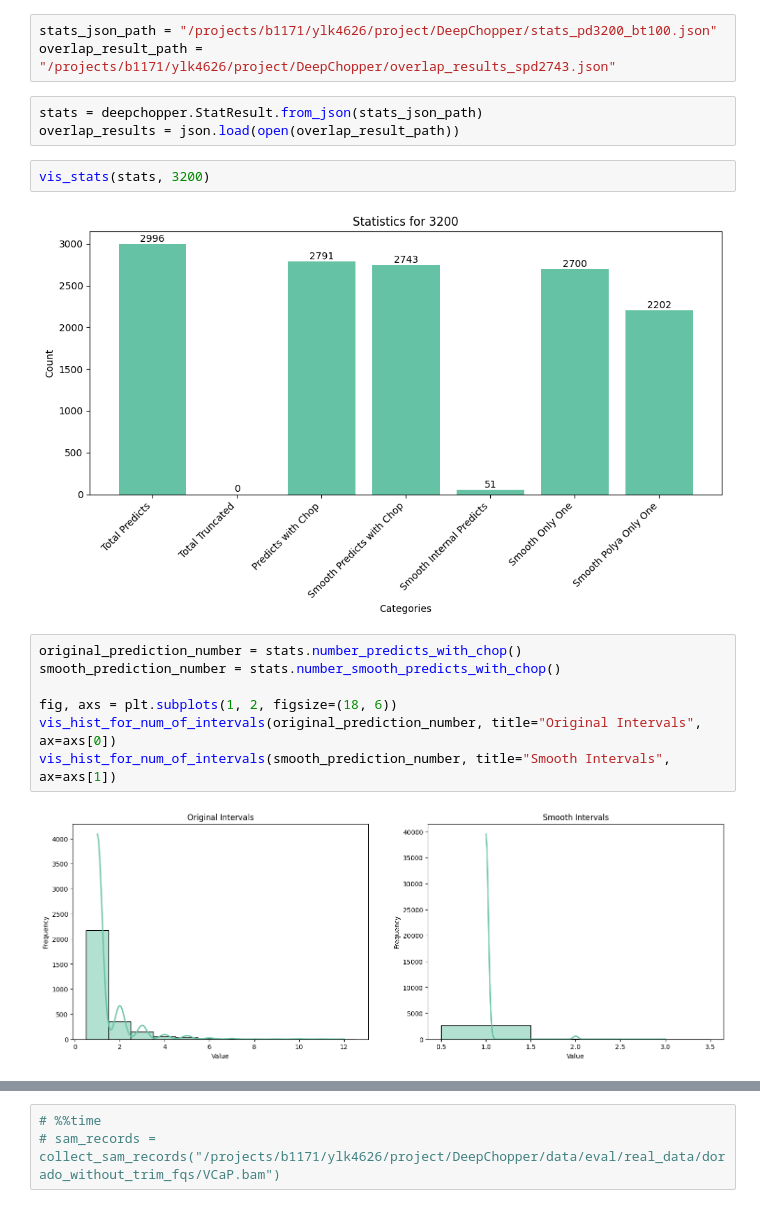
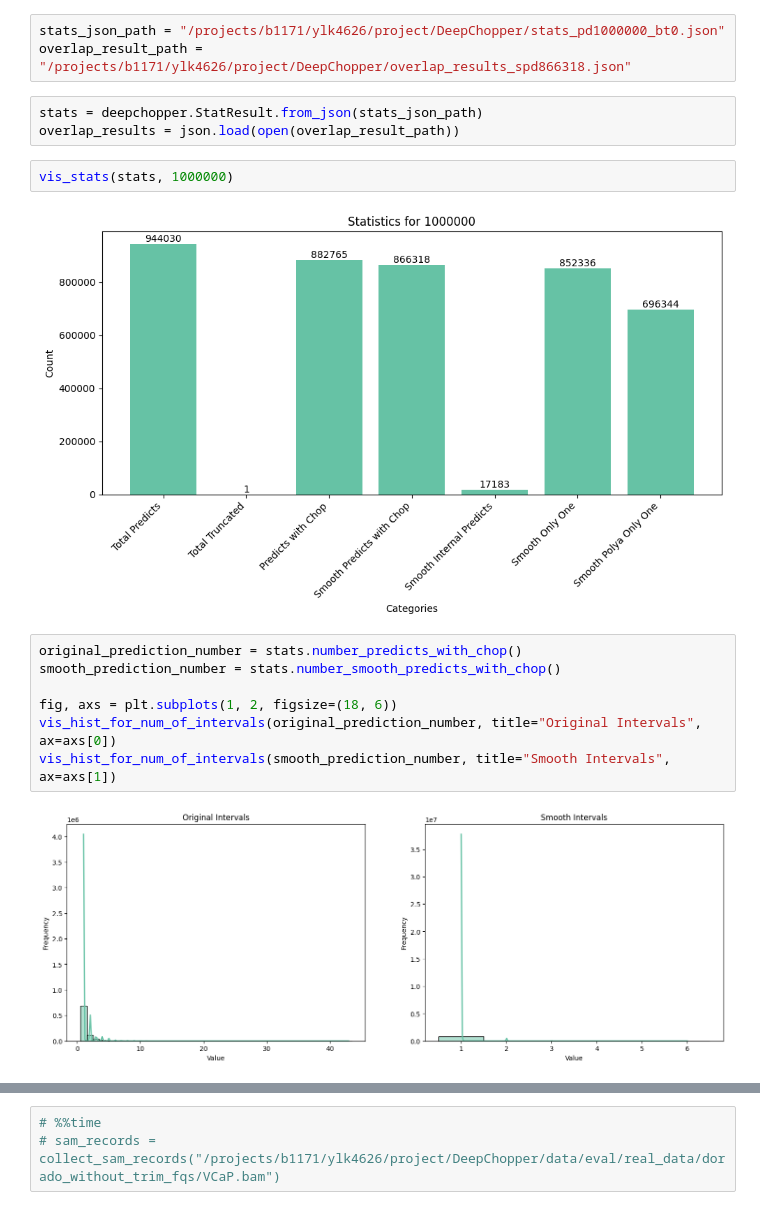
Before and after one commit to ylab-hi/DeepChopper, a Jupyter notebook: notebooks/smooth2.ipynb, the cells around one changed output, grey strips where cells are left out. Saved outputs shown, nothing was run; the diff lists cells and outputs as text.

```diff
--- a/notebooks/smooth2.ipynb
+++ b/notebooks/smooth2.ipynb
@@ -714,15 +730,15 @@ done
 import deepchopper
 import json
 # %%
-stats_json_path = "/projects/b1171/ylk4626/project/DeepChopper/stats_pd3200_bt100.json"
-overlap_result_path = "/projects/b1171/ylk4626/project/DeepChopper/overlap_results_spd2743.json"
+stats_json_path = "/projects/b1171/ylk4626/project/DeepChopper/stats_pd1000000_bt0.json"
+overlap_result_path = "/projects/b1171/ylk4626/project/DeepChopper/overlap_results_spd866318.json"
 # %%
 stats = deepchopper.StatResult.from_json(stats_json_path)
 overlap_results = json.load(open(overlap_result_path))
 # %%
-vis_stats(stats, 3200)
+vis_stats(stats, 1000000)
 # %% [output]
-[figure, old version]
+[figure, new version]
 # %%
 original_prediction_number = stats.number_predicts_with_chop()
 smooth_prediction_number = stats.number_smooth_predicts_with_chop()
@@ -731,7 +747,7 @@ fig, axs = plt.subplots(1, 2, figsize=(18, 6))
 vis_hist_for_num_of_intervals(original_prediction_number, title="Original Intervals", ax=axs[0])
 vis_hist_for_num_of_intervals(smooth_prediction_number, title="Smooth Intervals", ax=axs[1])
 # %% [output]
-[figure, old version]
+[figure, new version]
 # %%
 plot_oregion_size_data = stats.length_predicts_with_chop()
 plot_sregion_size_data = stats.lenghth_smooth_predicts_with_chop()
```
Also changed, not shown: parts of 7 cells of this notebook, 3 other files.
